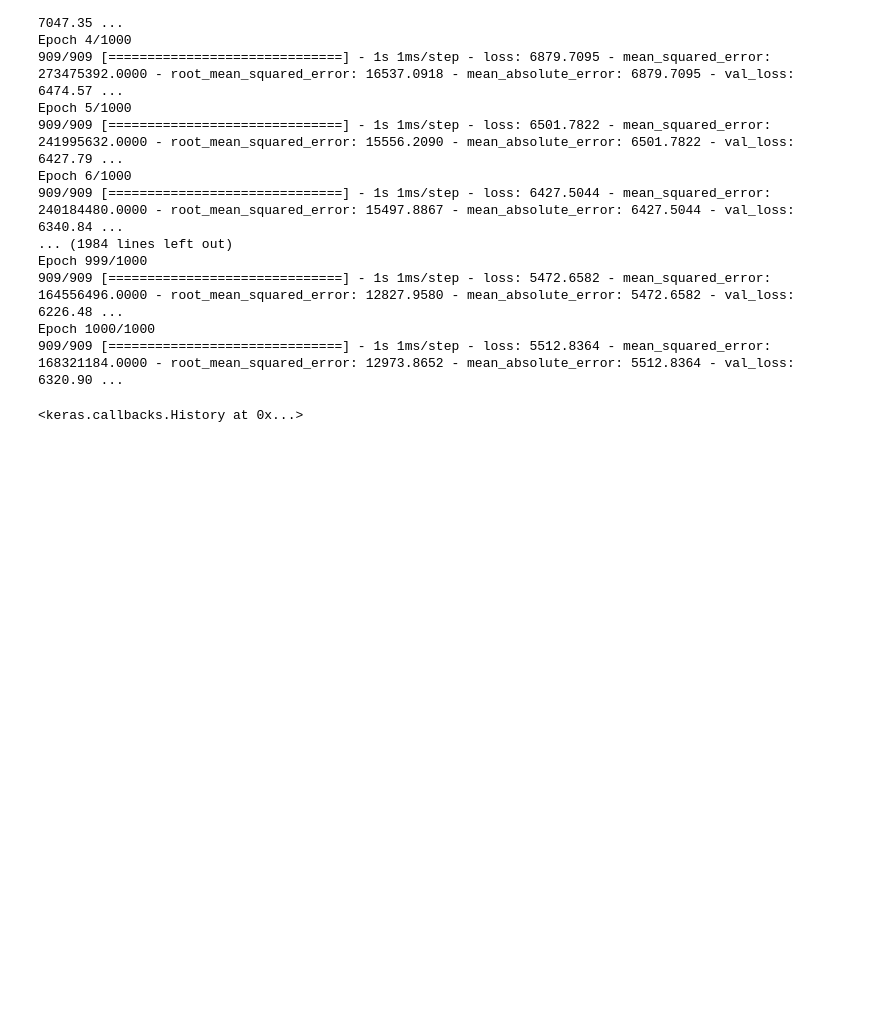
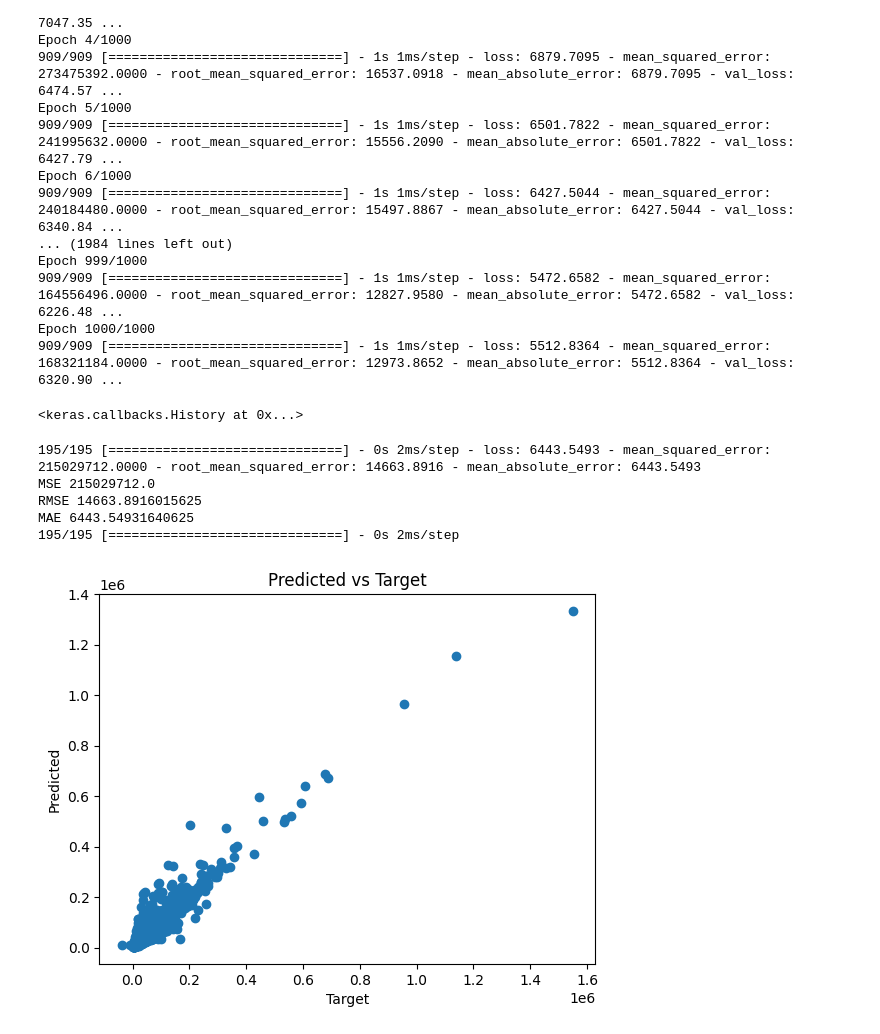
Before and after one commit to d1w1rm4/CS180-Project, a Jupyter notebook: other_models.ipynb, the cells around one changed output. Cells and saved outputs as stored; diff of their text form; code cells hidden in the pictures; blank space fills up the shorter version.

Commit message:
Neural Networks (Changes)

```diff
--- a/other_models.ipynb
+++ b/other_models.ipynb
@@ -116,3 +126,27 @@ Epoch 1000/1000
+# %%
+# Load the Neural Network model from a file
+loaded = loaded_model = tf.keras.saving.load_model("model_NeuralNetwork.keras")
+
+# Evaluating the Neural Network model
+_, MSE, RMSE, MAE = loaded.evaluate(X_test, Y_test)
+print("MSE", MSE)
+print("RMSE", RMSE)
+print("MAE", MAE)
+Y_pred = loaded.predict(X_test)
+
+# Plot Predicted vs Target
+plt.scatter(Y_pred, Y_test)
+plt.xlabel('Target')
+plt.ylabel('Predicted')
+plt.title('Predicted vs Target')
+plt.show()
+# %% [output]
+195/195 [==============================] - 0s 2ms/step - loss: 6443.5493 - mean_squared_error: 215029712.0000 - root_mean_squared_error: 14663.8916 - mean_absolute_error: 6443.5493
+MSE 215029712.0
+RMSE 14663.8916015625
+MAE 6443.54931640625
+195/195 [==============================] - 0s 2ms/step
+[figure, added]
 # %%
 # evaluate the keras model
 # _, accuracy = model.evaluate(X, y)
```
Also changed, not shown: parts of 5 cells of this notebook, 1 other file.
